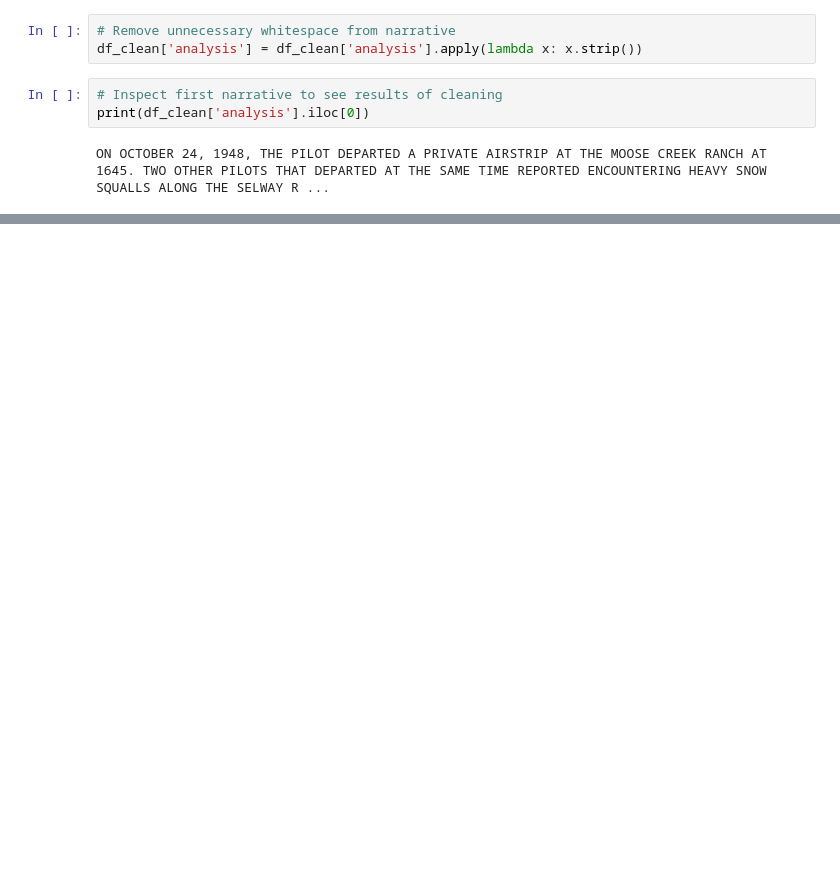
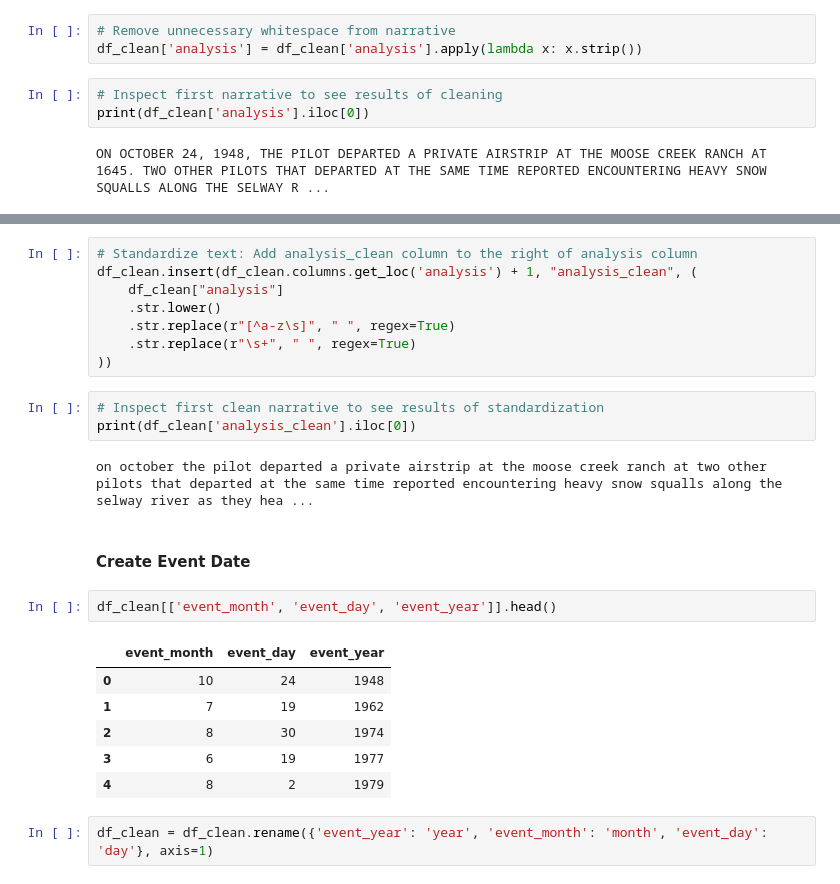
Before and after one commit to BrettFX/DATA-613-Aviation-Safety-Analysis, a Jupyter notebook: notebooks/01_cleaning.ipynb, the cells around one changed output, grey strips where cells are left out. Cells and saved outputs as stored; diff of their text form; blank space fills up the shorter version.

Commit message:
Finish analyzing and cleaning data Majority of features are clean and only needed to focus on standardizing the narratives (analysis)

```diff
--- a/notebooks/01_cleaning.ipynb
+++ b/notebooks/01_cleaning.ipynb
@@ -154,0 +160,26 @@ ON OCTOBER 24, 1948, THE PILOT DEPARTED A PRIVATE AIRSTRIP AT THE MOOSE CREEK RA
+# %%
+# Standardize text: Add analysis_clean column to the right of analysis column
+df_clean.insert(df_clean.columns.get_loc('analysis') + 1, "analysis_clean", (
+    df_clean["analysis"]
+    .str.lower()
+    .str.replace(r"[^a-z\s]", " ", regex=True)
+    .str.replace(r"\s+", " ", regex=True)
+))
+# %%
+# Inspect first clean narrative to see results of standardization
+print(df_clean['analysis_clean'].iloc[0])
+# %% [output]
+on october the pilot departed a private airstrip at the moose creek ranch at two other pilots that departed at the same time reported encountering heavy snow squalls along the selway river as they hea ...
+# %% [markdown]
+#### Create Event Date
+# %%
+df_clean[['event_month', 'event_day', 'event_year']].head()
+# %% [output]
+|  | event_month | event_day | event_year |
+| 0 | 10 | 24 | 1948 |
+| 1 | 7 | 19 | 1962 |
+| 2 | 8 | 30 | 1974 |
+| 3 | 6 | 19 | 1977 |
+| 4 | 8 | 2 | 1979 |
+# %%
+df_clean = df_clean.rename({'event_year': 'year', 'event_month': 'month', 'event_day': 'day'}, axis=1)
```
Also changed, not shown: parts of 11 cells of this notebook.
